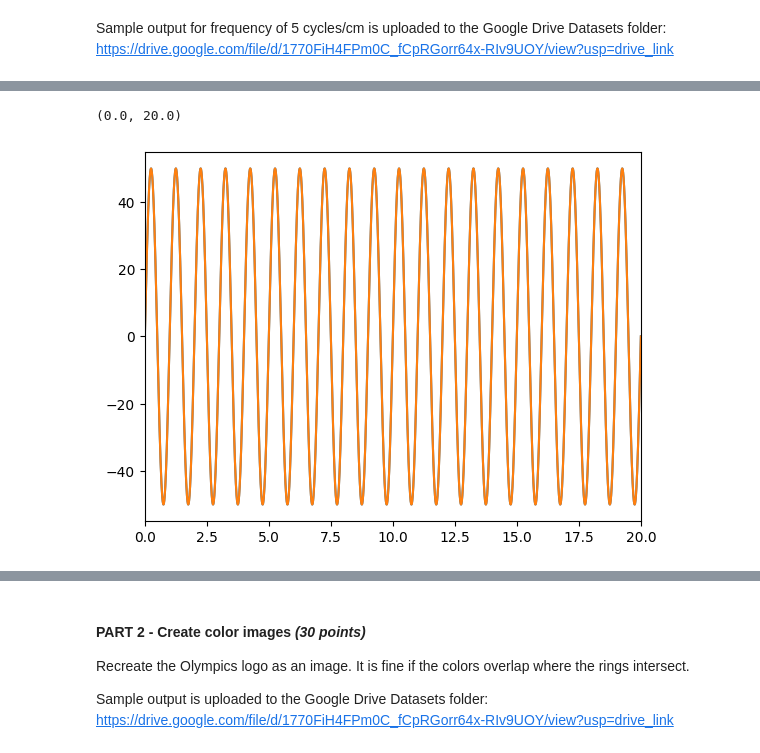
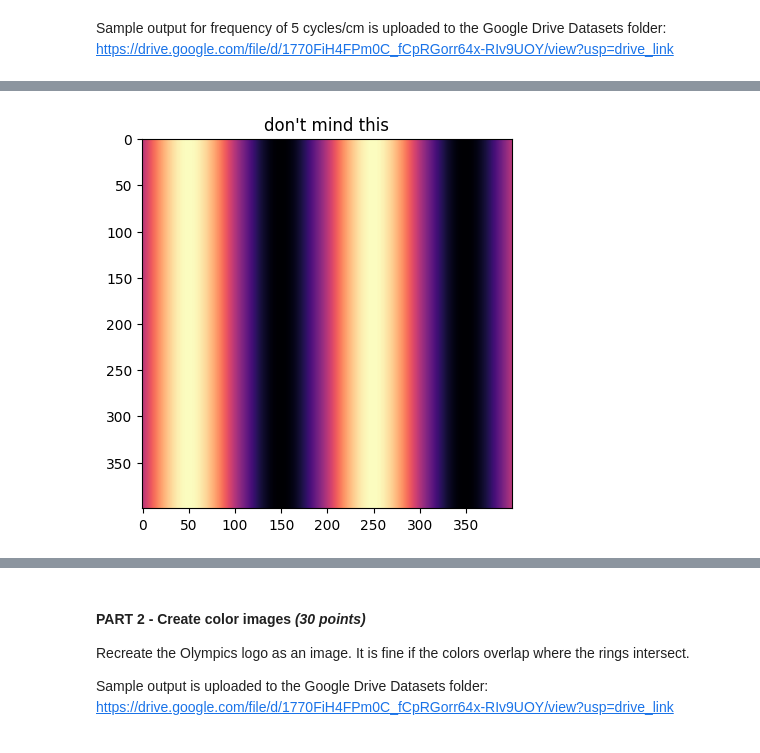
Before and after one commit to PKHR620/AP157-Lab, a Jupyter notebook: AP157_lab_assignment_B1.ipynb, the cells around one changed output, grey strips where cells are left out. Cells and saved outputs as stored; diff of their text form; code cells hidden in the pictures.

```diff
--- a/AP157_lab_assignment_B1.ipynb
+++ b/AP157_lab_assignment_B1.ipynb
@@ -85,24 +49,0 @@ plt.grid(color='white', linewidth=0.5)  # Add grid
-# %%
-N = 400
-
-xx = np.linspace(-1, 1, N)
-X, Y = np.meshgrid(xx, xx)
-N = 400 #defines the image resolution, computationally efficient if set to 2^N
-
-# Create grid
-xx = np.linspace(-1, 1, N)
-X, Y = np.meshgrid(xx, xx) # both X and Y are NxN arrays with X and Y coordinates from [-1,1] centered at (0,0)
-canvas = np.zeros_like(X)
-
-amp = 50
-freq = np.linspace(0, 100, 100000)
-sine = amp*np.sin(2*np.pi*freq)
-freq2 = np.linspace(0,400,1_000_000)
-sine2 = amp*np.sin(2*np.pi*freq2)
-x = np.linspace(0, 399, 400)
-plt.plot(freq, sine)
-plt.plot(freq2,sine2)
-plt.xlim(0,20)
-# %% [output]
-(0.0, 20.0)
-[figure, removed]
@@ -115,0 +50,21 @@ def annulus(Color, R, X, x, Y, y, i, o):
+# %%
+# Create grid
+N = 400
+xx = np.linspace(-1, 1, N)
+X, Y = np.meshgrid(xx, xx) # both X and Y are NxN arrays with X and Y coordinates from [-1,1] centered at (0,0)
+
+#Setting up the sinusoids
+A = 1
+freq1, freq3, freq5 = 1, 3, 5
+sin = (2*X)*np.pi
+sine1 = A*np.sin(sin*freq1)
+sine3 = A*np.sin(2*X*np.pi*freq3)
+sine5 = A*np.sin(2*X*np.pi*freq5)
+
+#Making a colorbar for the plots
+colorbar = plt.imshow((sine1), cmap = 'magma')
+plt.title("don't mind this")
+plt.show()
+#Don't mind the plot showing up next, it's just a consequence of the code I made
+# %% [output]
+[figure, added]
```
Also changed, not shown: parts of 24 cells of this notebook.
